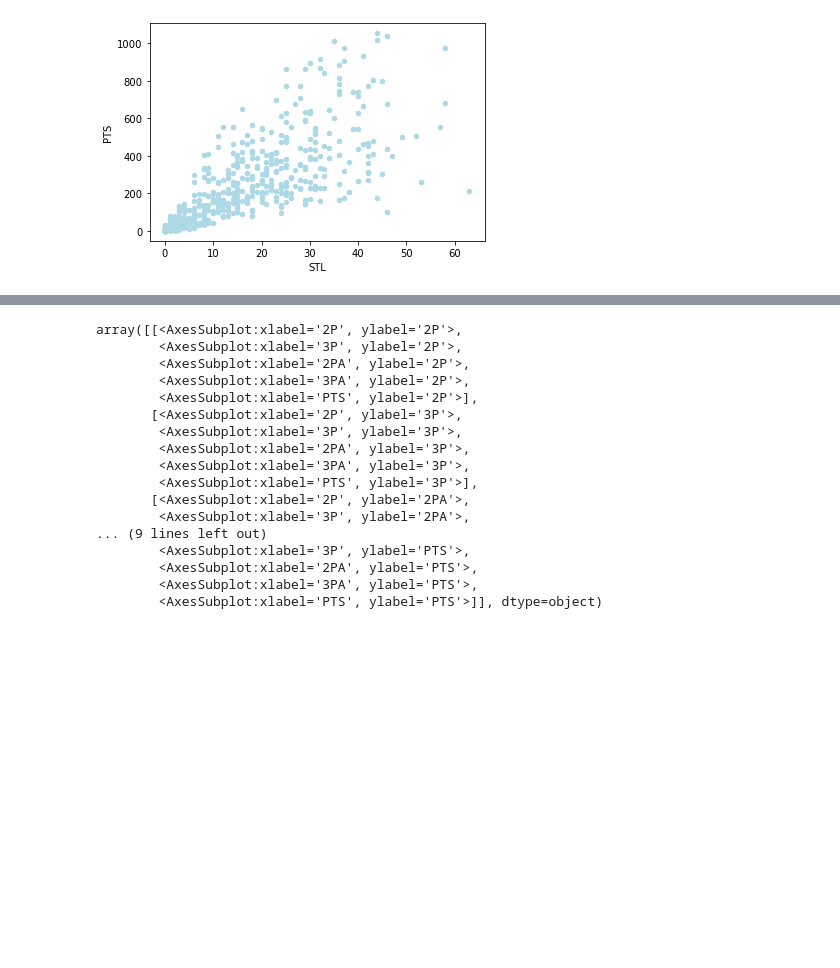
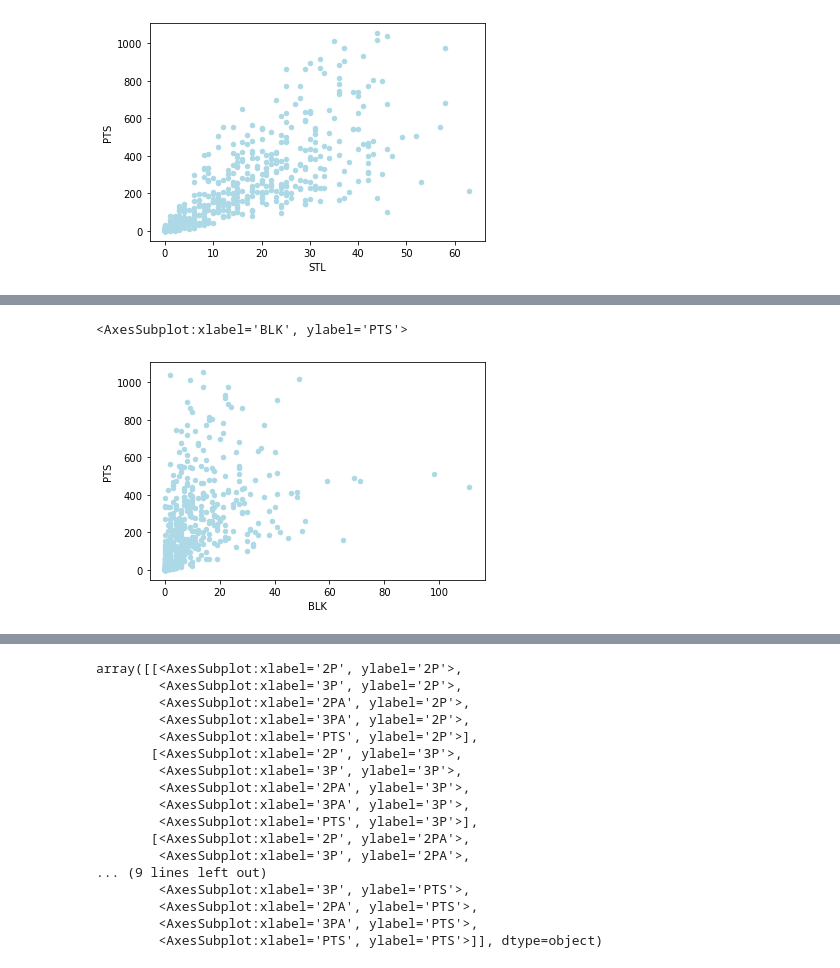
Before and after one commit to abir1997/nba-data-analysis, a Jupyter notebook: s3677701.ipynb, the cells around one changed output, grey strips where cells are left out. Saved outputs shown, nothing was run; the diff lists cells and outputs as text; code cells hidden in the pictures; blank space fills up the shorter version.

```diff
--- a/s3677701.ipynb
+++ b/s3677701.ipynb
@@ -350,0 +330,7 @@ data.plot.scatter(x='PTS',
+# %%
+data.plot.scatter(x='BLK',
+                  y='PTS',
+                  c='LightBlue')
+# %% [output]
+<AxesSubplot:xlabel='BLK', ylabel='PTS'>
+[figure, added]
```
Also changed, not shown: parts of 9 cells of this notebook, 2 other files.
